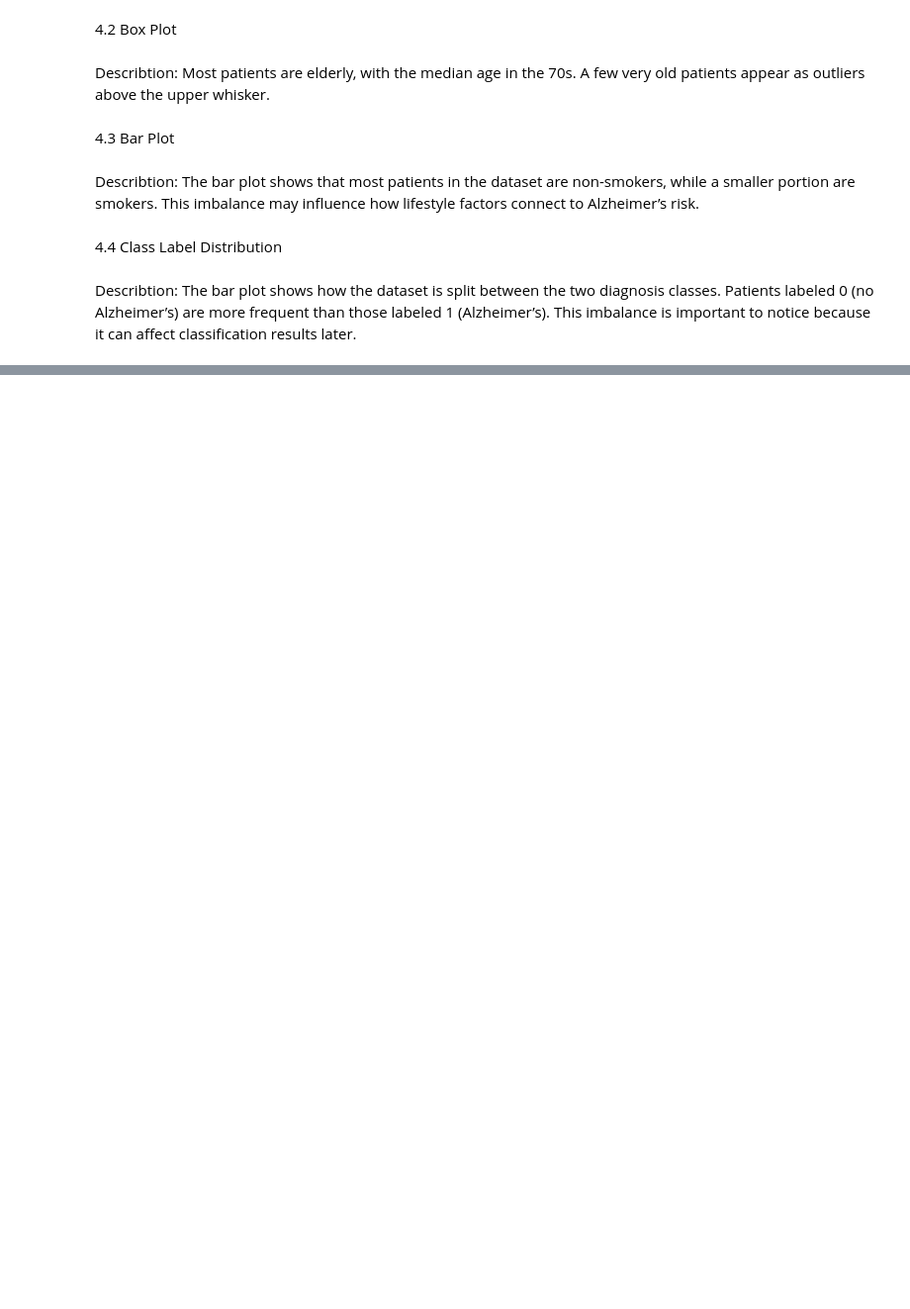
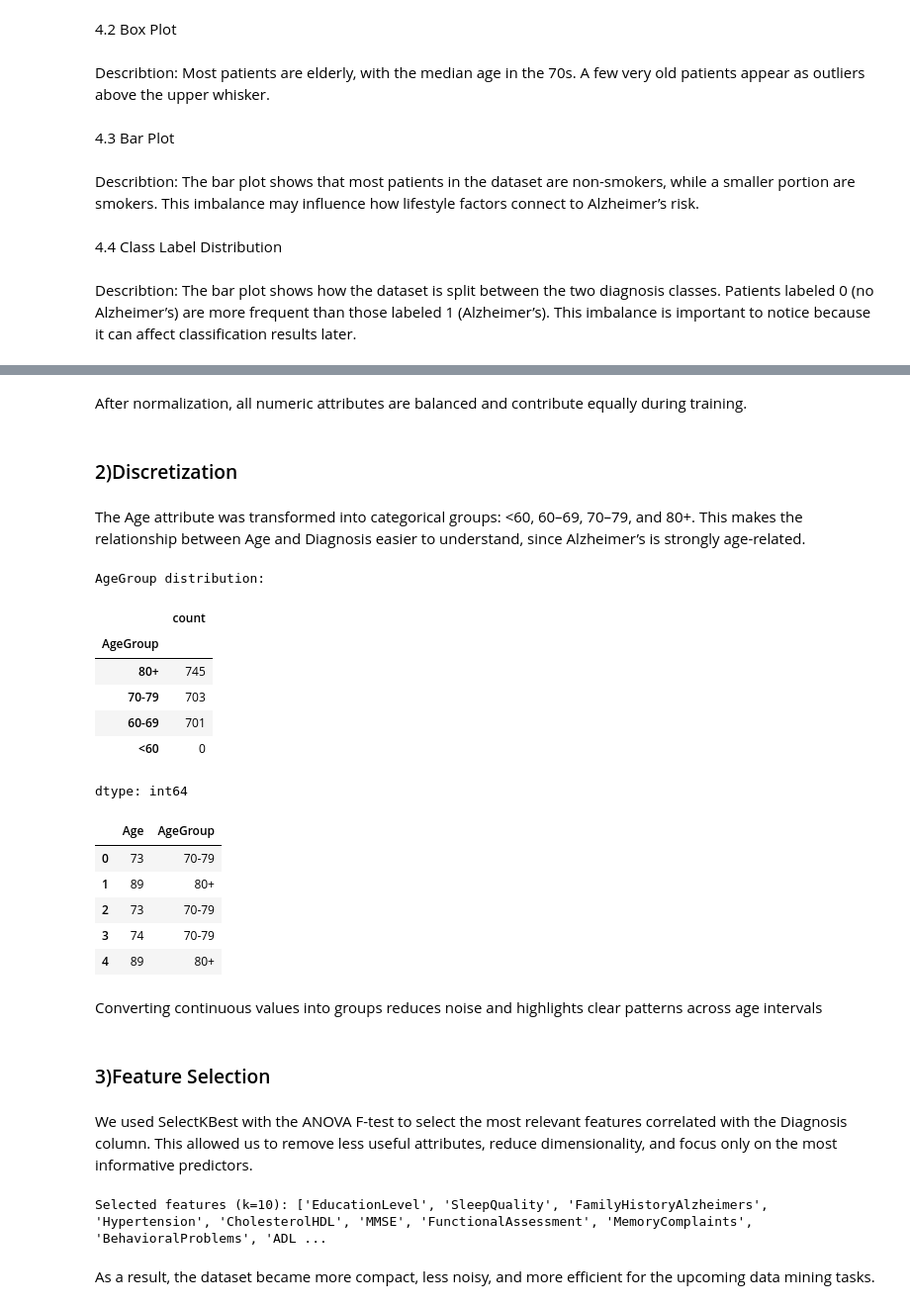
Before and after one commit to shahodi011/IT326-Project, a Jupyter notebook: Reports/Phase2.ipynb, the cells around one changed output, grey strips where cells are left out. Shown at 99% size. Saved outputs shown, nothing was run; the diff lists cells and outputs as text; code cells hidden in the pictures; blank space fills up the shorter version.

```diff
--- a/Reports/Phase2.ipynb
+++ b/Reports/Phase2.ipynb
@@ -146,0 +284,80 @@ Describtion: The bar plot shows how the dataset is split between the two diagnos
+# %% [markdown]
+After normalization, all numeric attributes are balanced and contribute equally during training.
+# %% [markdown]
+### 2)Discretization
+# %% [markdown]
+The Age attribute was transformed into categorical groups: <60, 60–69, 70–79, and 80+. This makes the relationship between Age and Diagnosis easier to understand, since Alzheimer’s is strongly age-related.
+# %%
+import numpy as np
+
+df_disc = df.copy()
+
+if "Age" in df_disc.columns:
+    bins   = [0, 59, 69, 79, np.inf]
+    labels = ["<60","60-69","70-79","80+"]
+    df_disc["AgeGroup"] = pd.cut(df_disc["Age"], bins=bins, labels=labels, right=True)
+    print("AgeGroup distribution:")
+    display(df_disc["AgeGroup"].value_counts(dropna=False))
+    display(df_disc[["Age","AgeGroup"]].head())
+else:
+    print("Column 'Age' not found — skip Discretization step or choose another continuous feature.")
+# %% [output]
+AgeGroup distribution:
+|  | count |
+| AgeGroup |  |
+| 80+ | 745 |
+| 70-79 | 703 |
+| 60-69 | 701 |
+| <60 | 0 |
+dtype: int64
+|  | Age | AgeGroup |
+| 0 | 73 | 70-79 |
+| 1 | 89 | 80+ |
+| 2 | 73 | 70-79 |
+| 3 | 74 | 70-79 |
+| 4 | 89 | 80+ |
+# %% [markdown]
+Converting continuous values into groups reduces noise and highlights clear patterns across age intervals
+# %% [markdown]
+### 3)Feature Selection
+# %% [markdown]
+We used SelectKBest with the ANOVA F-test to select the most relevant features correlated with the Diagnosis column. This allowed us to remove less useful attributes, reduce dimensionality, and focus only on the most informative predictors.
+# %%
+from pandas.api.types import is_numeric_dtype
+from sklearn.preprocessing import LabelEncoder
+from sklearn.feature_selection import SelectKBest, f_classif, VarianceThreshold
+
+X = df_disc.drop(columns=["PatientID", "Diagnosis"], errors="ignore").copy()
+y = df_disc["Diagnosis"].copy()
+
+for col in X.columns:
+    if is_numeric_dtype(X[col]):
+        if X[col].isna().any():
+            X[col] = X[col].fillna(X[col].median())
+    else:
+        if X[col].isna().any():
+            mode_val = X[col].mode(dropna=True)
+            X[col] = X[col].fillna(mode_val.iloc[0] if not mode_val.empty else "UNK")
+        le = LabelEncoder()
+        X[col] = le.fit_transform(X[col].astype(str))
+
+if not is_numeric_dtype(y):
+    le_y = LabelEncoder()
+    y = le_y.fit_transform(y.astype(str))
+else:
+    y = y.astype(int)
+
+vt = VarianceThreshold(threshold=0)
+vt.fit(X)
+X = X.loc[:, vt.get_support()]
+
+k = min(10, X.shape[1])
+selector = SelectKBest(score_func=f_classif, k=k)
+X_new = selector.fit_transform(X, y)
+selected_features = X.columns[selector.get_support()].tolist()
+
+print(f"Selected features (k={k}): {selected_features}")
+# %% [output]
+Selected features (k=10): ['EducationLevel', 'SleepQuality', 'FamilyHistoryAlzheimers', 'Hypertension', 'CholesterolHDL', 'MMSE', 'FunctionalAssessment', 'MemoryComplaints', 'BehavioralProblems', 'ADL ...
+# %% [markdown]
+As a result, the dataset became more compact, less noisy, and more efficient for the upcoming data mining tasks.
```
Also changed, not shown: parts of 13 cells of this notebook.
